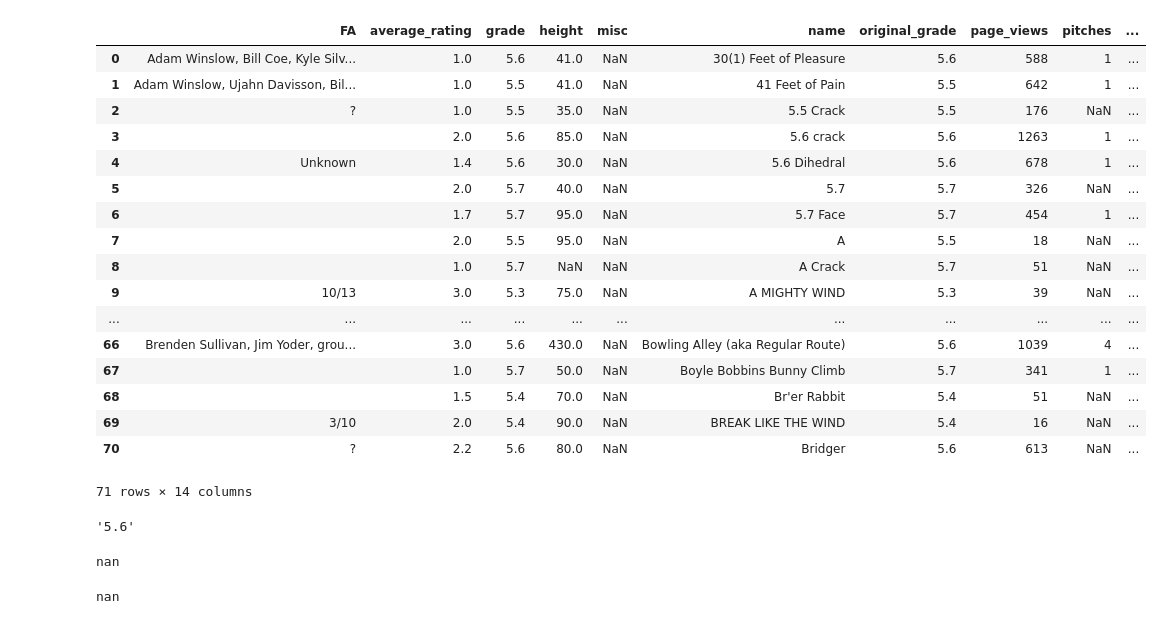
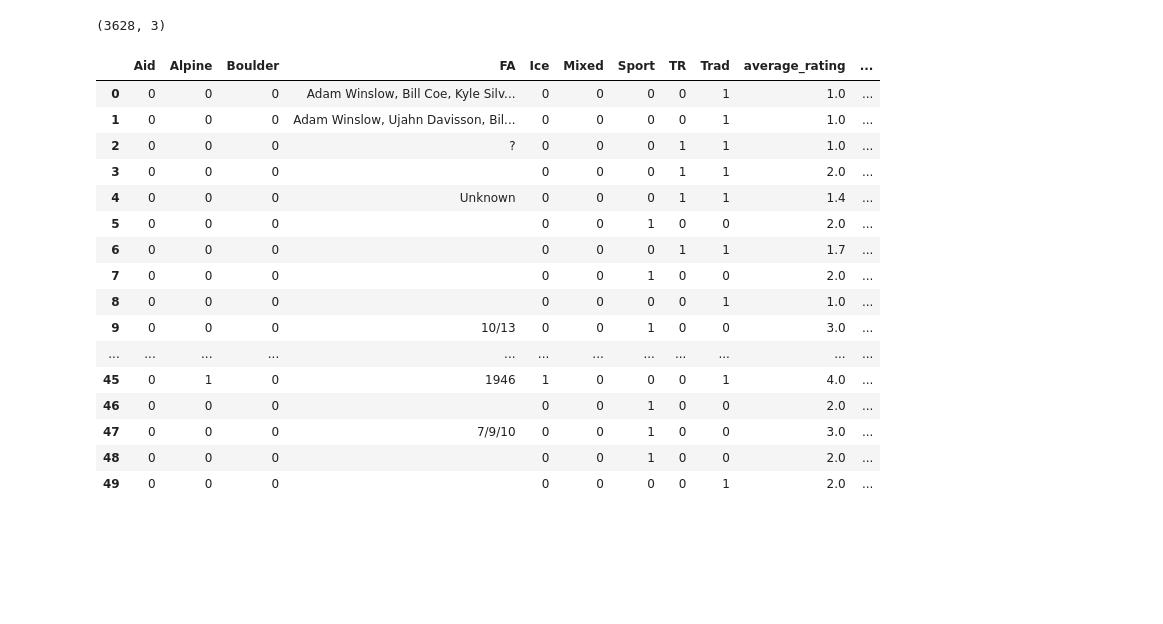
Before and after one commit to davidblaszka/redpointer, a Jupyter notebook: src/parsing_cleaning.ipynb, the cells around one changed output. Cells and saved outputs as stored; diff of their text form; code cells hidden in the pictures; blank space fills up the shorter version.

```diff
--- a/src/parsing_cleaning.ipynb
+++ b/src/parsing_cleaning.ipynb
@@ -44,3 +64,7 @@ from bs4 import BeautifulSoup
+# %%
+df_user_html.shape
+# %% [output]
+(3628, 3)
 # %%
 soup = BeautifulSoup(html, 'html.parser')
 page_tag = soup.find('div', {'id':'rspCol800'})
@@ -147,40 +171,26 @@ def clean_average_rating(soup):
     return average_rating
 # %%
 dict_list = []
-for html in df_route_html['30(1) Feet of Pleasure']:
+for html in df_route_html['html']:
     dict_list.append(parse_route_page(html))
 # %%
-df = pd.DataFrame(dict_list)
-df
+df_routes = pd.DataFrame(dict_list)
+df_routes.head(50)
 # %% [output]
-|  | FA | average_rating | grade | height | misc | name | original_grade | page_views | pitches | ... |
-| 0 | Adam Winslow, Bill Coe, Kyle Silv... | 1.0 | 5.6 | 41.0 | NaN | 30(1) Feet of Pleasure | 5.6 | 588 | 1 | ... |
-| 1 | Adam Winslow, Ujahn Davisson, Bil... | 1.0 | 5.5 | 41.0 | NaN | 41 Feet of Pain | 5.5 | 642 | 1 | ... |
-| 2 | ? | 1.0 | 5.5 | 35.0 | NaN | 5.5 Crack | 5.5 | 176 | NaN | ... |
-| 3 |  | 2.0 | 5.6 | 85.0 | NaN | 5.6 crack | 5.6 | 1263 | 1 | ... |
-| 4 | Unknown | 1.4 | 5.6 | 30.0 | NaN | 5.6 Dihedral | 5.6 | 678 | 1 | ... |
-| 5 |  | 2.0 | 5.7 | 40.0 | NaN | 5.7 | 5.7 | 326 | NaN | ... |
-| 6 |  | 1.7 | 5.7 | 95.0 | NaN | 5.7 Face | 5.7 | 454 | 1 | ... |
-| 7 |  | 2.0 | 5.5 | 95.0 | NaN | A | 5.5 | 18 | NaN | ... |
-| 8 |  | 1.0 | 5.7 | NaN | NaN | A Crack | 5.7 | 51 | NaN | ... |
-| 9 | 10/13 | 3.0 | 5.3 | 75.0 | NaN | A MIGHTY WIND | 5.3 | 39 | NaN | ... |
-| ... | ... | ... | ... | ... | ... | ... | ... | ... | ... | ... |
-| 66 | Brenden Sullivan, Jim Yoder, grou... | 3.0 | 5.6 | 430.0 | NaN | Bowling Alley (aka Regular Route) | 5.6 | 1039 | 4 | ... |
-| 67 |  | 1.0 | 5.7 | 50.0 | NaN | Boyle Bobbins Bunny Climb | 5.7 | 341 | 1 | ... |
-| 68 |  | 1.5 | 5.4 | 70.0 | NaN | Br'er Rabbit | 5.4 | 51 | NaN | ... |
-| 69 | 3/10 | 2.0 | 5.4 | 90.0 | NaN | BREAK LIKE THE WIND | 5.4 | 16 | NaN | ... |
-| 70 | ? | 2.2 | 5.6 | 80.0 | NaN | Bridger | 5.6 | 613 | NaN | ... |
+|  | Aid | Alpine | Boulder | FA | Ice | Mixed | Sport | TR | Trad | average_rating | ... |
+| 0 | 0 | 0 | 0 | Adam Winslow, Bill Coe, Kyle Silv... | 0 | 0 | 0 | 0 | 1 | 1.0 | ... |
+| 1 | 0 | 0 | 0 | Adam Winslow, Ujahn Davisson, Bil... | 0 | 0 | 0 | 0 | 1 | 1.0 | ... |
+| 2 | 0 | 0 | 0 | ? | 0 | 0 | 0 | 1 | 1 | 1.0 | ... |
+| 3 | 0 | 0 | 0 |  | 0 | 0 | 0 | 1 | 1 | 2.0 | ... |
+| 4 | 0 | 0 | 0 | Unknown | 0 | 0 | 0 | 1 | 1 | 1.4 | ... |
+| 5 | 0 | 0 | 0 |  | 0 | 0 | 1 | 0 | 0 | 2.0 | ... |
+| 6 | 0 | 0 | 0 |  | 0 | 0 | 0 | 1 | 1 | 1.7 | ... |
+| 7 | 0 | 0 | 0 |  | 0 | 0 | 1 | 0 | 0 | 2.0 | ... |
+| 8 | 0 | 0 | 0 |  | 0 | 0 | 0 | 0 | 1 | 1.0 | ... |
+| 9 | 0 | 0 | 0 | 10/13 | 0 | 0 | 1 | 0 | 0 | 3.0 | ... |
+| ... | ... | ... | ... | ... | ... | ... | ... | ... | ... | ... | ... |
+| 45 | 0 | 1 | 0 | 1946 | 1 | 0 | 0 | 0 | 1 | 4.0 | ... |
+| 46 | 0 | 0 | 0 |  | 0 | 0 | 1 | 0 | 0 | 2.0 | ... |
+| 47 | 0 | 0 | 0 | 7/9/10 | 0 | 0 | 1 | 0 | 0 | 3.0 | ... |
+| 48 | 0 | 0 | 0 |  | 0 | 0 | 1 | 0 | 0 | 2.0 | ... |
+| 49 | 0 | 0 | 0 |  | 0 | 0 | 0 | 0 | 1 | 2.0 | ... |
-71 rows × 14 columns
-# %%
-df['grade'].unique()[0].encode('utf-8').split('\xa0')[1]
-# %% [output]
-'5.6'
-# %%
-df['season'].unique()[0]
-# %% [output]
-nan
-# %%
-d = float('nan')
-d
-# %% [output]
-nan
```
Also changed, not shown: parts of 16 cells of this notebook, 2 other files.
